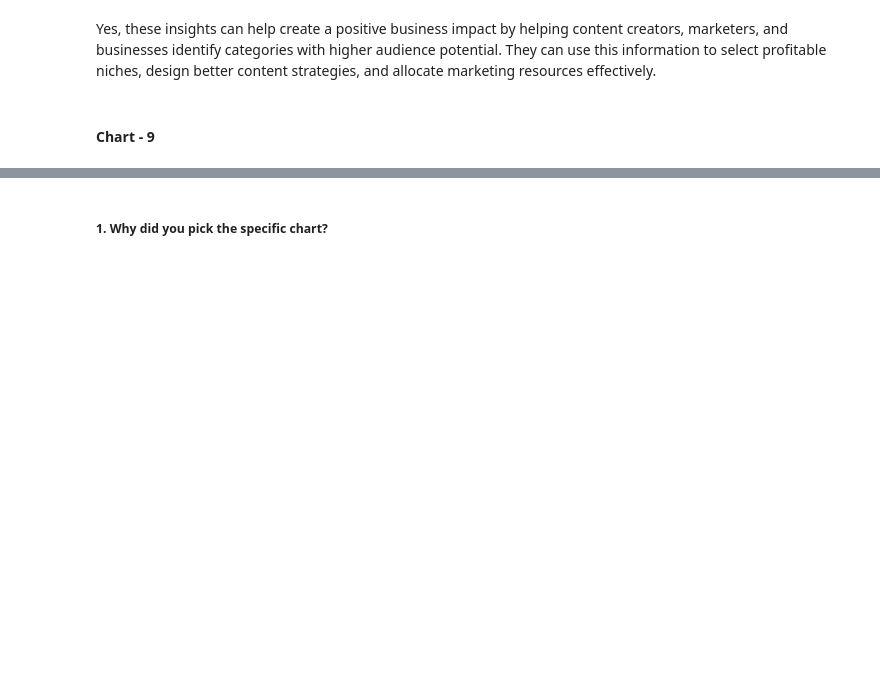
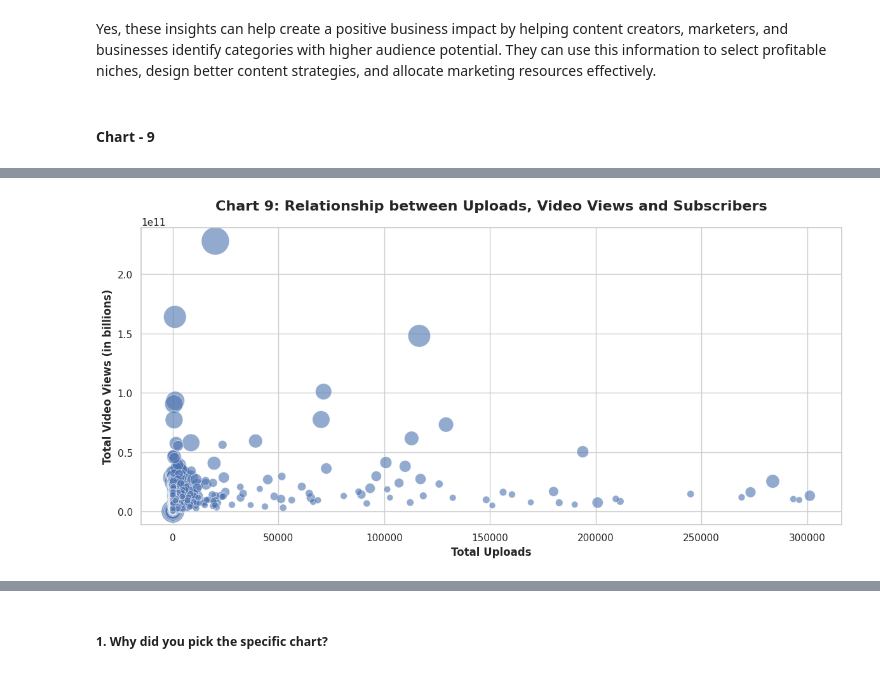
Before and after one commit to Sneha8126/Sneha-EDA-Submission-Template, a Jupyter notebook: Sneha_EDA_Submission_Template.ipynb, the cells around one changed output, grey strips where cells are left out. Drawn from its saved outputs; the diff is of its cells as text; code cells hidden in the pictures; blank space fills up the shorter version.

```diff
--- a/Sneha_EDA_Submission_Template.ipynb
+++ b/Sneha_EDA_Submission_Template.ipynb
@@ -900,0 +921,23 @@ Yes, these insights can help create a positive business impact by helping conten
+# %%
+plt.figure(figsize=(12, 6))
+
+sns.scatterplot(
+    data=df,
+    x='uploads',
+    y='video views',
+    size='subscribers',
+    sizes=(50, 1000),
+    alpha=0.6,
+    legend=False
+)
+
+plt.title('Chart 9: Relationship between Uploads, Video Views and Subscribers',
+          fontsize=16, fontweight='bold', pad=20)
+
+plt.xlabel('Total Uploads', fontsize=12, fontweight='bold')
+plt.ylabel('Total Video Views (in billions)', fontsize=12, fontweight='bold')
+
+plt.tight_layout()
+plt.show()
+# %% [output]
+[figure, added]
```
Also changed, not shown: parts of 3 cells of this notebook.
